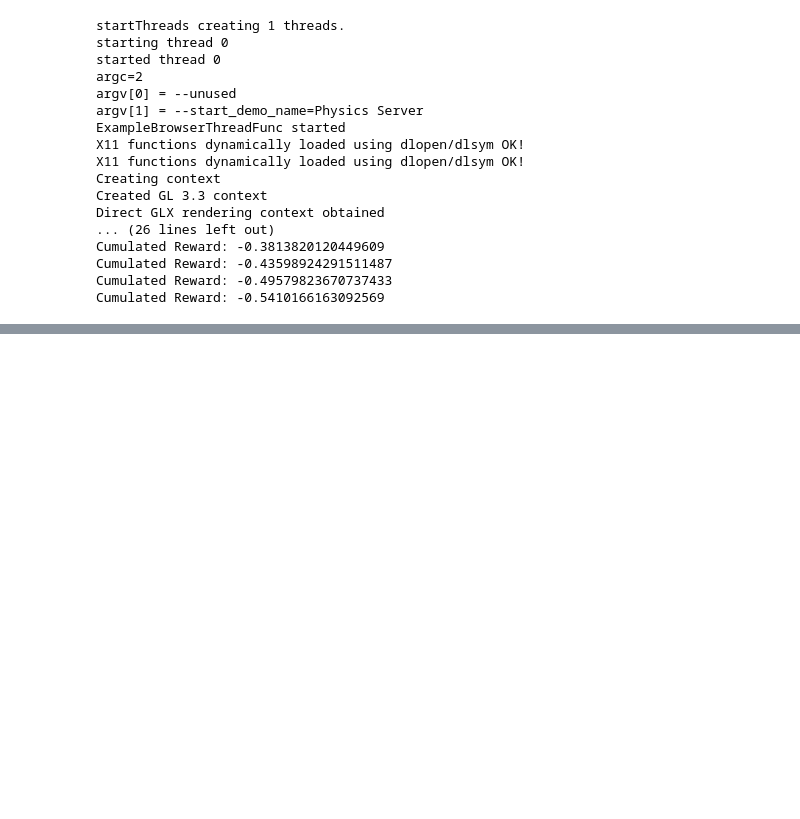
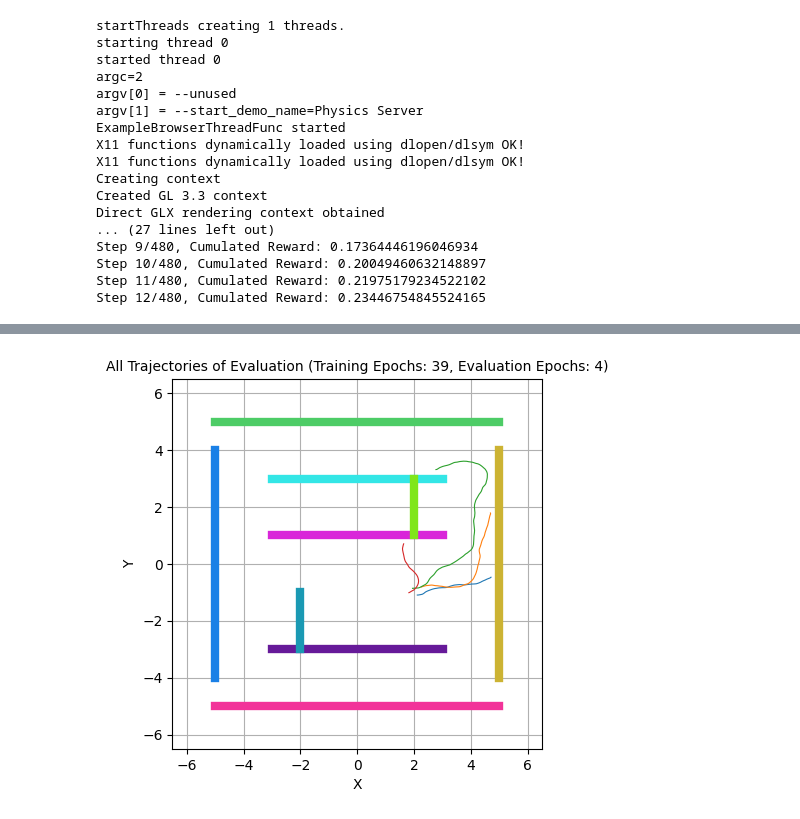
Before and after one commit to ferdinandhartmann/mt_start, a Jupyter notebook: mobile_robot_rl_2_sac.ipynb, the cells around one changed output, grey strips where cells are left out. Saved outputs shown, nothing was run; the diff lists cells and outputs as text; code cells hidden in the pictures; blank space fills up the shorter version.

```diff
--- a/mobile_robot_rl_2_sac.ipynb
+++ b/mobile_robot_rl_2_sac.ipynb
@@ -381,11 +382,16 @@ num_envs = 20
 # %%
 # Setup run directories for logs, models and outputs
-RUN_NAME = f"sac_run_{time.strftime('%Y_%m_%d-%H_%M_%S')}"
-RUN_DIR = Path('runs') / RUN_NAME
+RUN_NAME = f"sac_run_{time.strftime('%Y_%m_%d-%H_%M')}"
+RUN_DIR = Path("runs") / RUN_NAME
+TRAJECTORY_FILE = RUN_DIR / f"trajectories_{time.strftime('%Y_%m_%d-%H_%M')}.npy"
+TRAJECTORY_PLOT = RUN_DIR / f"trajectories_{time.strftime('%Y_%m_%d-%H_%M')}.png"
+TRAJECTORY_EVAL_FILE = (
+    RUN_DIR / f"trajectories_eval_{time.strftime('%Y_%m_%d-%H_%M')}.npy"
+)
+TRAJECTORY_EVAL_PLOT = RUN_DIR / f"trajectories_eval_{time.strftime('%Y_%m_%d-%H_%M')}.png"
+
 TENSORBOARD_DIR = RUN_DIR / 'tensorboard'
 MODEL_DIR = RUN_DIR / 'models'
-TRAJECTORY_FILE = RUN_DIR / 'trajectories.npy'
-TRAJECTORY_PLOT = RUN_DIR / 'trajectories.png'
 TENSORBOARD_DIR.mkdir(parents=True, exist_ok=True)
 MODEL_DIR.mkdir(parents=True, exist_ok=True)
 # %%
@@ -573,25 +637,46 @@ p.resetDebugVisualizerCamera(cameraDistance=10, cameraYaw=-0.6, cameraPitch=-85,
 # Change the starting position
 eval_env.start_pos = [2.0, -1.0, 0.1]  # New starting position
 
-print(".......................")
-obs, info = eval_env.reset(custom_goal_pos=None)
-print(".......................")
-cumulated_reward = 0.0
+num_eval_epochs = 4  # Number of evaluation epochs
+max_steps_per_epoch = eval_env.max_steps_per_episode  # Get max steps per epoch from the MazeCarEnv class
 
-for _ in range(400):  # Max steps for evaluation
-    action, _states = model.predict(obs, deterministic=False)
-    obs, reward, terminated, truncated, info = eval_env.step(action)
-    time.sleep(1./240.0)  # Adjust sleep time for rendering speed
-    cumulated_reward += reward
-    print(f"Cumulated Reward: {cumulated_reward}")
+all_eval_trajectories = []
 
-    if terminated or truncated:
-        print(f"Eval episode finished, Reached goal: {info.get('target_goal_index')}, Reward: {reward}")
-        obs, info = eval_env.reset(custom_goal_pos=None)  # Reset for next evaluation episode
-        cumulated_reward = 0.0
-        print(".......................")
-        print(".......................")
-        print(".......................")
+for epoch in range(num_eval_epochs):
+    print(f"Epoch {epoch + 1}/{num_eval_epochs}")
+    obs, info = eval_env.reset(custom_goal_pos=None)
+    cumulated_reward = 0.0
+    trajectory = []
+
+    for step in range(max_steps_per_epoch):
+        action, _states = model.predict(obs, deterministic=False)
+        obs, reward, terminated, truncated, info = eval_env.step(action)
+        time.sleep(1./480.0)  # Adjust sleep time for rendering speed
+        cumulated_reward += reward
+
+        # Save the car's position to the trajectory
+        car_pos, _ = p.getBasePositionAndOrientation(eval_env.carId, physicsClientId=eval_env.client)
+        trajectory.append(car_pos[:2])  # Save only x, y coordinates
+
+        print(f"Step {step + 1}/{max_steps_per_epoch}, Cumulated Reward: {cumulated_reward}")
+
+        if terminated or truncated:
+            print(f"Eval episode finished, Reached goal: {info.get('target_goal_index')}, Reward: {reward}")
+            break
+
+    all_eval_trajectories.append(trajectory)
+    print(f"Epoch {epoch + 1} finished with Cumulated Reward: {cumulated_reward}")
+    print(".......................")
+
+np.save(str(TRAJECTORY_EVAL_FILE), np.array(all_eval_trajectories, dtype=object))
+parse_urdf_and_plot(
+    MAZEFILE,
+    all_eval_trajectories,
+    TRAJECTORY_EVAL_PLOT,
+    total_epochs_trained,
+    num_eval_epochs,
+    trainingrun=False,
+)
 
 eval_env.close()
 # %% [output]
@@ -607,8 +692,8 @@ X11 functions dynamically loaded using dlopen/dlsym OK!
 Creating context
 Created GL 3.3 context
 Direct GLX rendering context obtained
-... (26 lines left out)
-Cumulated Reward: -0.3813820120449609
-Cumulated Reward: -0.43598924291511487
-Cumulated Reward: -0.49579823670737433
-Cumulated Reward: -0.5410166163092569
+... (27 lines left out)
+Step 9/480, Cumulated Reward: 0.17364446196046934
+Step 10/480, Cumulated Reward: 0.20049460632148897
+Step 11/480, Cumulated Reward: 0.21975179234522102
+Step 12/480, Cumulated Reward: 0.23446754845524165
@@ -631,0 +717 @@ main semaphore destroyed
+[figure, added]
```
Also changed, not shown: parts of 16 cells of this notebook, 16 other files.
